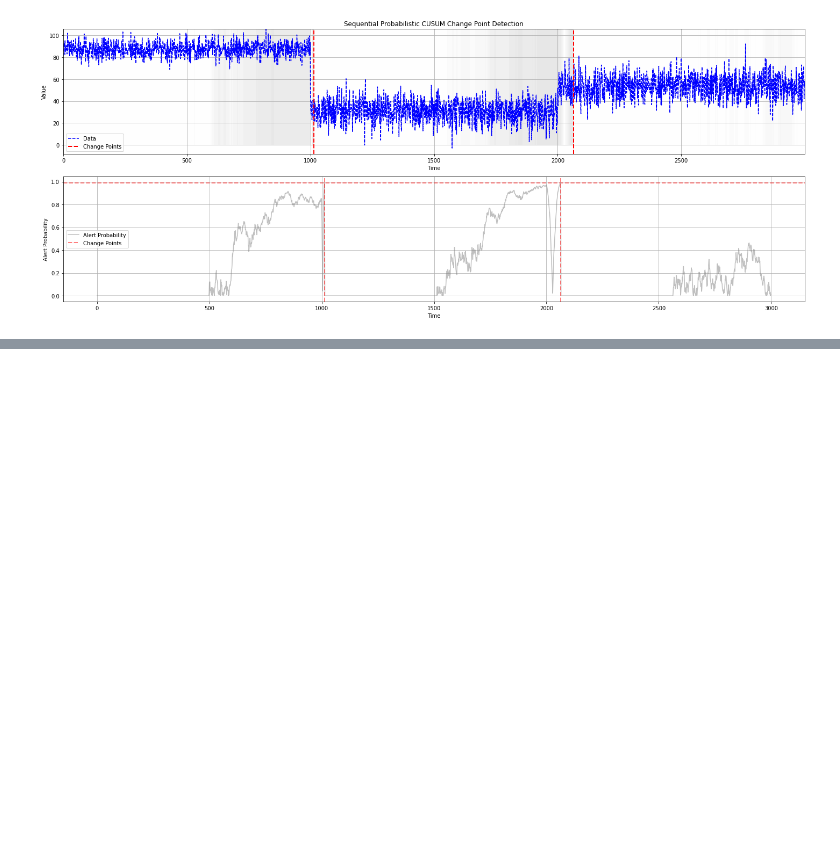
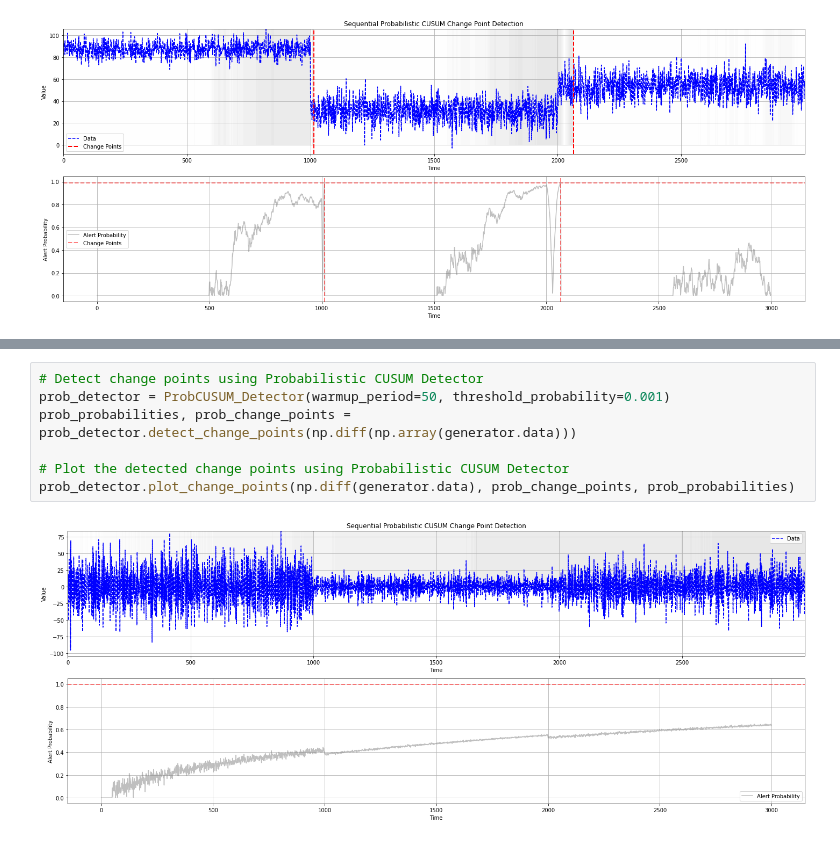
Before and after one commit to giobbu/CUSUM, a Jupyter notebook: example.ipynb, the cells around one changed output, grey strips where cells are left out. Saved outputs shown, nothing was run; the diff lists cells and outputs as text; blank space fills up the shorter version.

```diff
--- a/example.ipynb
+++ b/example.ipynb
@@ -31,0 +54,9 @@ prob_detector.plot_change_points(generator.data, prob_change_points, prob_probab
+# %%
+# Detect change points using Probabilistic CUSUM Detector
+prob_detector = ProbCUSUM_Detector(warmup_period=50, threshold_probability=0.001)
+prob_probabilities, prob_change_points = prob_detector.detect_change_points(np.diff(np.array(generator.data)))
+
+# Plot the detected change points using Probabilistic CUSUM Detector
+prob_detector.plot_change_points(np.diff(generator.data), prob_change_points, prob_probabilities)
+# %% [output]
+[figure, added]
```
Also changed, not shown: parts of 4 cells of this notebook.
